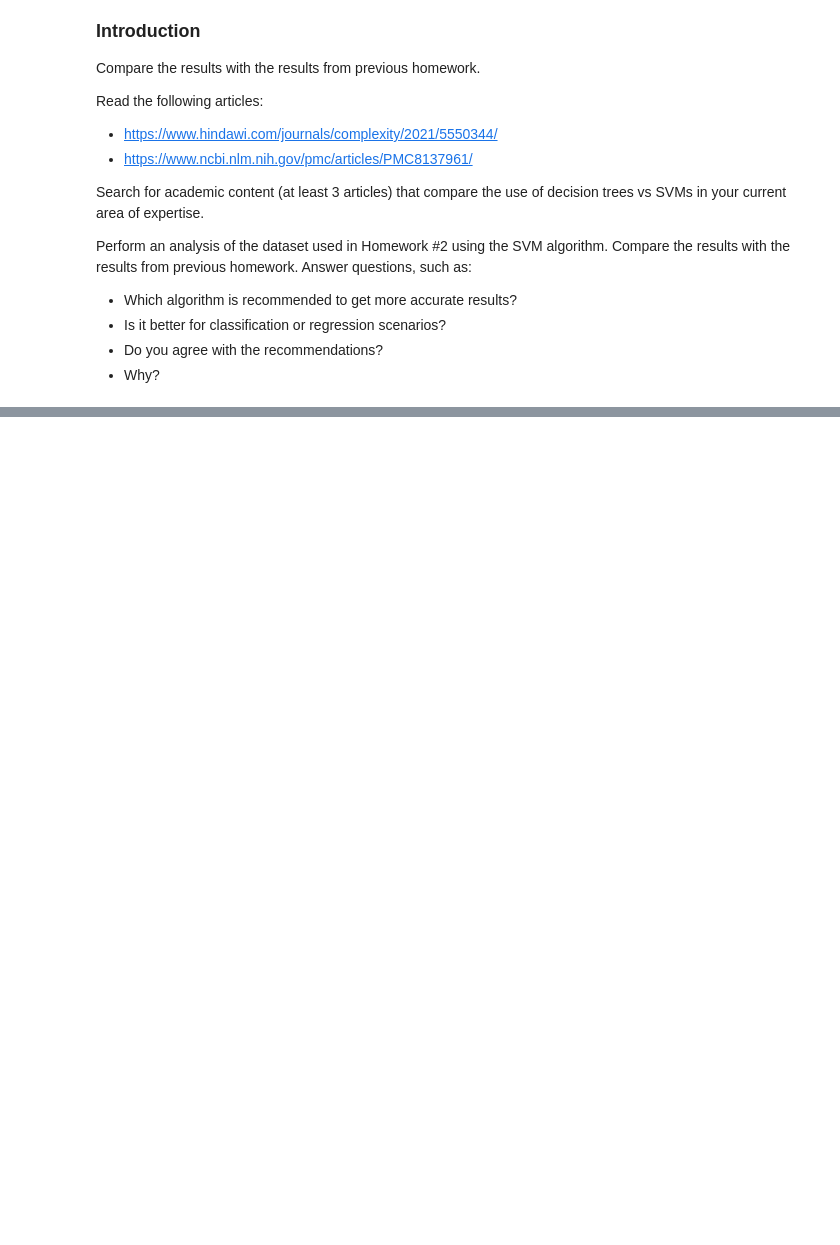
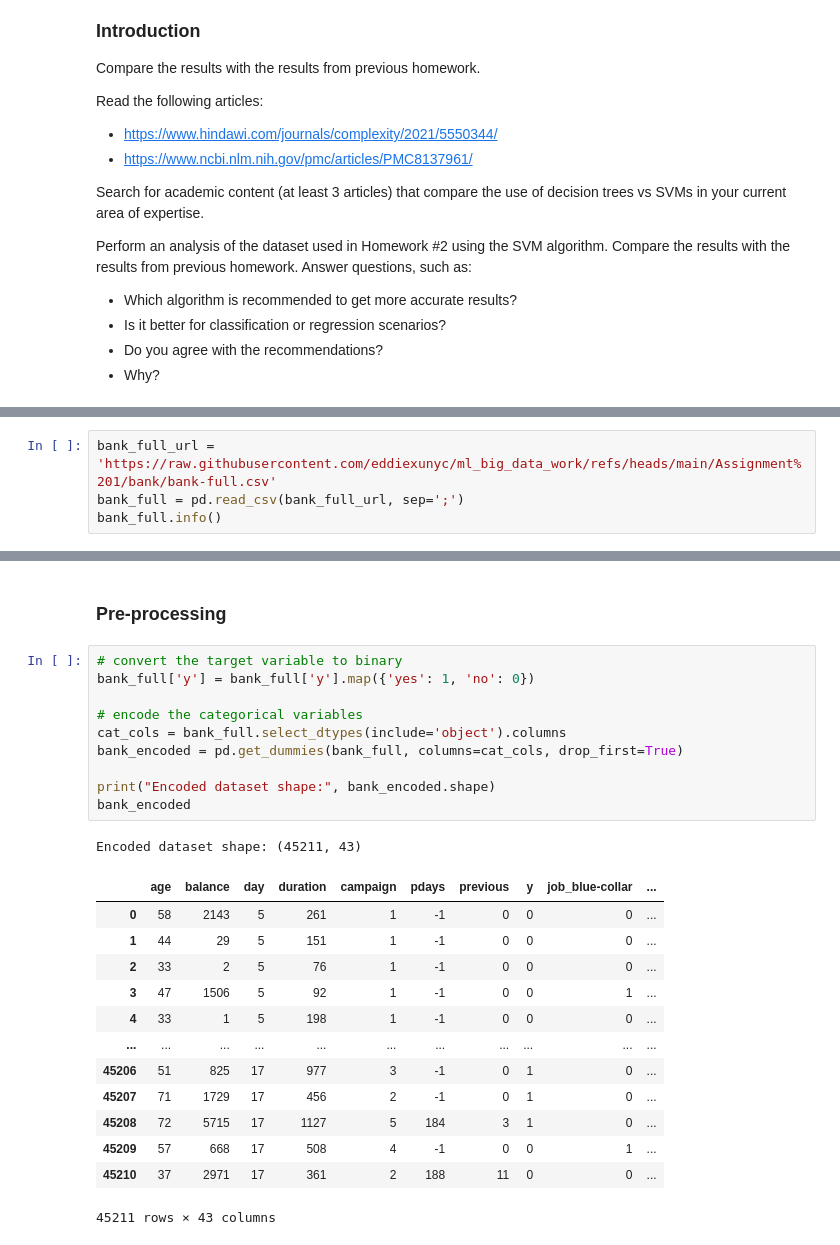
Before and after one commit to eddiexunyc/ml_big_data_work, a Jupyter notebook: Assignment 3/data622_assignment_3.ipynb, the cells around one changed output, grey strips where cells are left out. Saved outputs shown, nothing was run; the diff lists cells and outputs as text; blank space fills up the shorter version.

```diff
--- a/Assignment 3/data622_assignment_3.ipynb
+++ b/Assignment 3/data622_assignment_3.ipynb
@@ -37,0 +39,4 @@ from statsmodels.tools.tools import add_constant
+# %%
+bank_full_url = 'https://raw.githubusercontent.com/eddiexunyc/ml_big_data_work/refs/heads/main/Assignment%201/bank/bank-full.csv'
+bank_full = pd.read_csv(bank_full_url, sep=';')
+bank_full.info()
@@ -37,0 +61,27 @@ from statsmodels.tools.tools import add_constant
+# %% [markdown]
+### Pre-processing
+# %%
+# convert the target variable to binary
+bank_full['y'] = bank_full['y'].map({'yes': 1, 'no': 0})
+
+# encode the categorical variables
+cat_cols = bank_full.select_dtypes(include='object').columns
+bank_encoded = pd.get_dummies(bank_full, columns=cat_cols, drop_first=True)
+
+print("Encoded dataset shape:", bank_encoded.shape)
+bank_encoded
+# %% [output]
+Encoded dataset shape: (45211, 43)
+|  | age | balance | day | duration | campaign | pdays | previous | y | job_blue-collar | ... |
+| 0 | 58 | 2143 | 5 | 261 | 1 | -1 | 0 | 0 | 0 | ... |
+| 1 | 44 | 29 | 5 | 151 | 1 | -1 | 0 | 0 | 0 | ... |
+| 2 | 33 | 2 | 5 | 76 | 1 | -1 | 0 | 0 | 0 | ... |
+| 3 | 47 | 1506 | 5 | 92 | 1 | -1 | 0 | 0 | 1 | ... |
+| 4 | 33 | 1 | 5 | 198 | 1 | -1 | 0 | 0 | 0 | ... |
+| ... | ... | ... | ... | ... | ... | ... | ... | ... | ... | ... |
+| 45206 | 51 | 825 | 17 | 977 | 3 | -1 | 0 | 1 | 0 | ... |
+| 45207 | 71 | 1729 | 17 | 456 | 2 | -1 | 0 | 1 | 0 | ... |
+| 45208 | 72 | 5715 | 17 | 1127 | 5 | 184 | 3 | 1 | 0 | ... |
+| 45209 | 57 | 668 | 17 | 508 | 4 | -1 | 0 | 0 | 1 | ... |
+| 45210 | 37 | 2971 | 17 | 361 | 2 | 188 | 11 | 0 | 0 | ... |
+45211 rows × 43 columns
```
Also changed, not shown: parts of 7 cells of this notebook.
